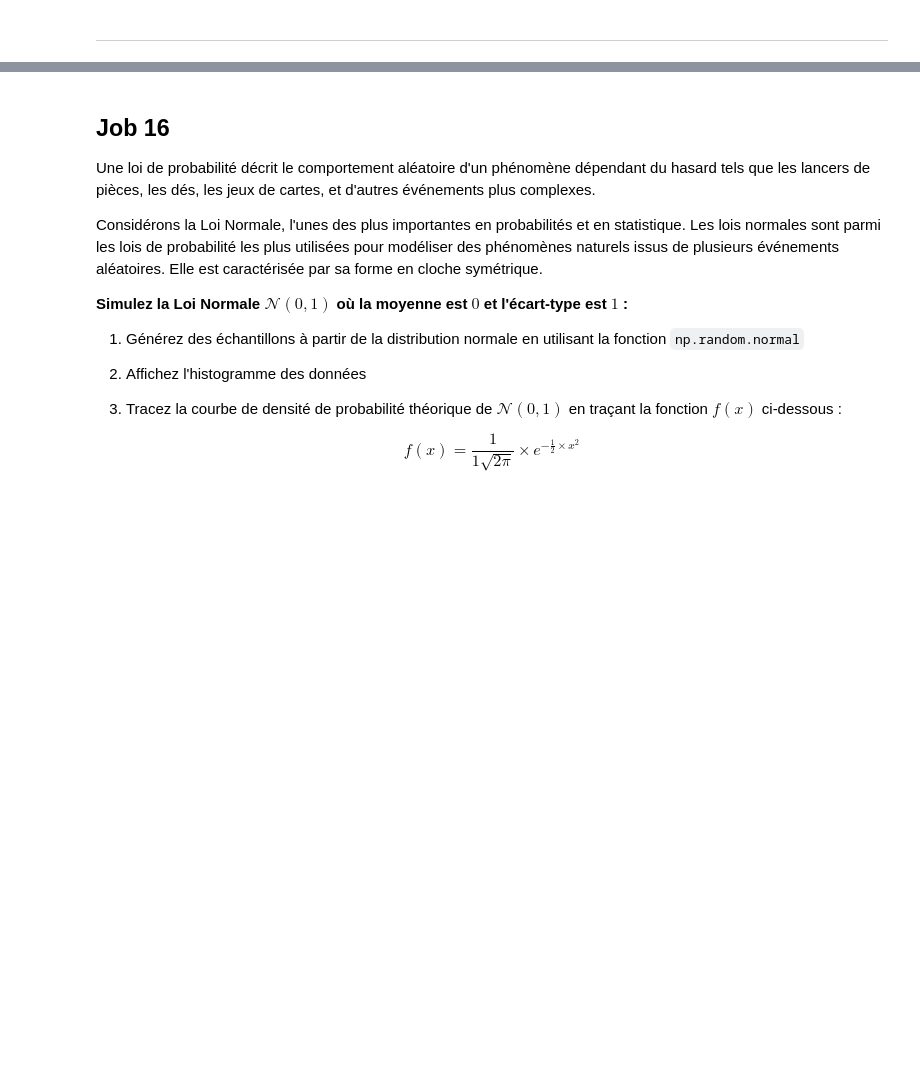
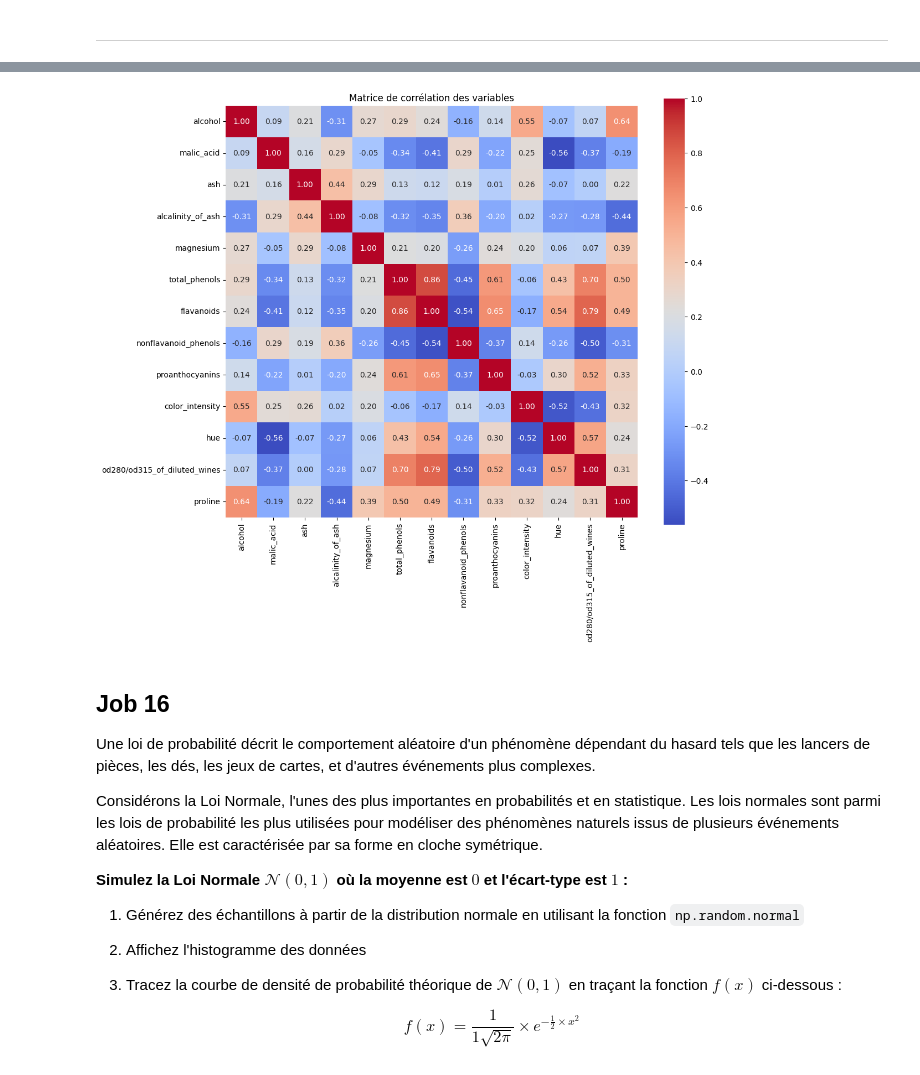
Before and after one commit to bruno-coulet/philomathia, a Jupyter notebook: philomathia.ipynb, the cells around one changed output, grey strips where cells are left out. Saved outputs shown, nothing was run; the diff lists cells and outputs as text; code cells hidden in the pictures; blank space fills up the shorter version.

```diff
--- a/philomathia.ipynb
+++ b/philomathia.ipynb
@@ -751,0 +825,4 @@ wine_df.head()
+# %%
+# Job 15 - 4  Calcul de la corrélation de Pearson par paire des variables
+correlation_matrix = wine_df.corr()
+correlation_matrix
@@ -752,3 +844,10 @@ wine_df.head()
+# %%
+plt.figure(figsize=(12, 10))
+sns.heatmap(correlation_matrix, annot=True, cmap='coolwarm', square=True, fmt=".2f")
+plt.title("Matrice de corrélation des variables")
+plt.show()
+# %% [output]
+[figure, added]
 # %% [markdown]
 ## Job 16
 Une loi de probabilité décrit le comportement aléatoire d'un phénomène dépendant du hasard tels que les lancers de pièces, les dés, les jeux de cartes, et d'autres événements plus complexes.
```
Also changed, not shown: parts of 15 cells of this notebook, 1 other file.
